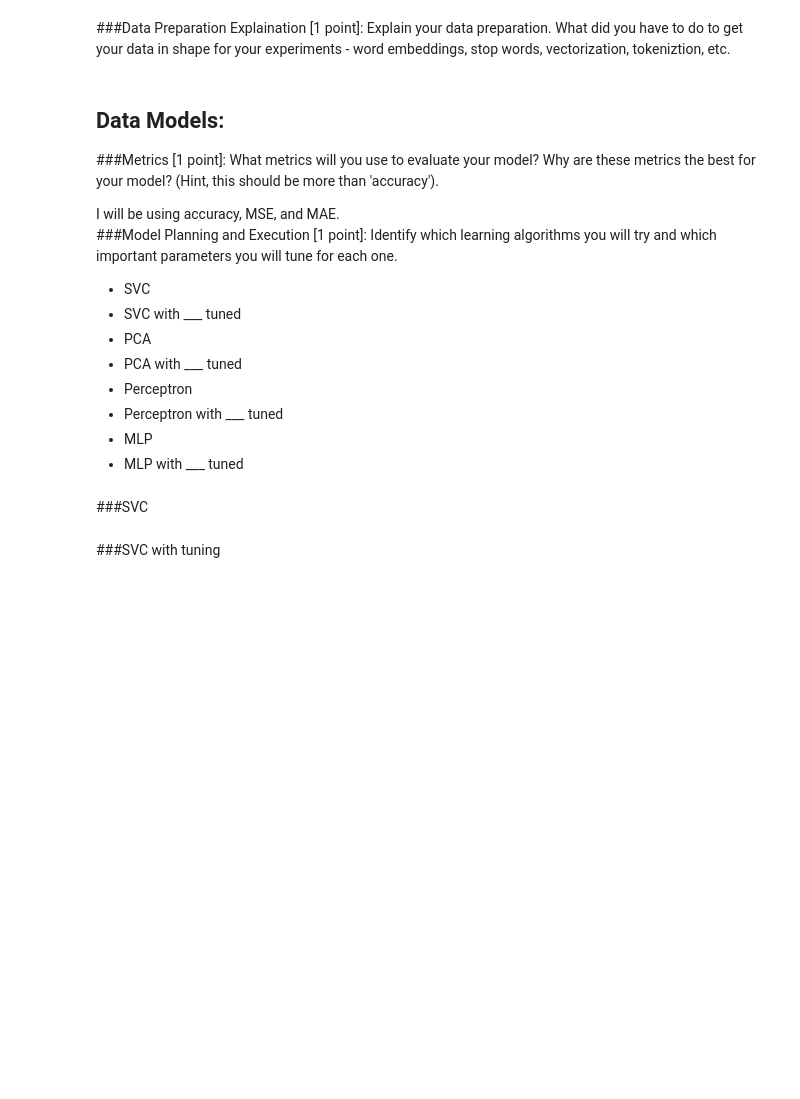
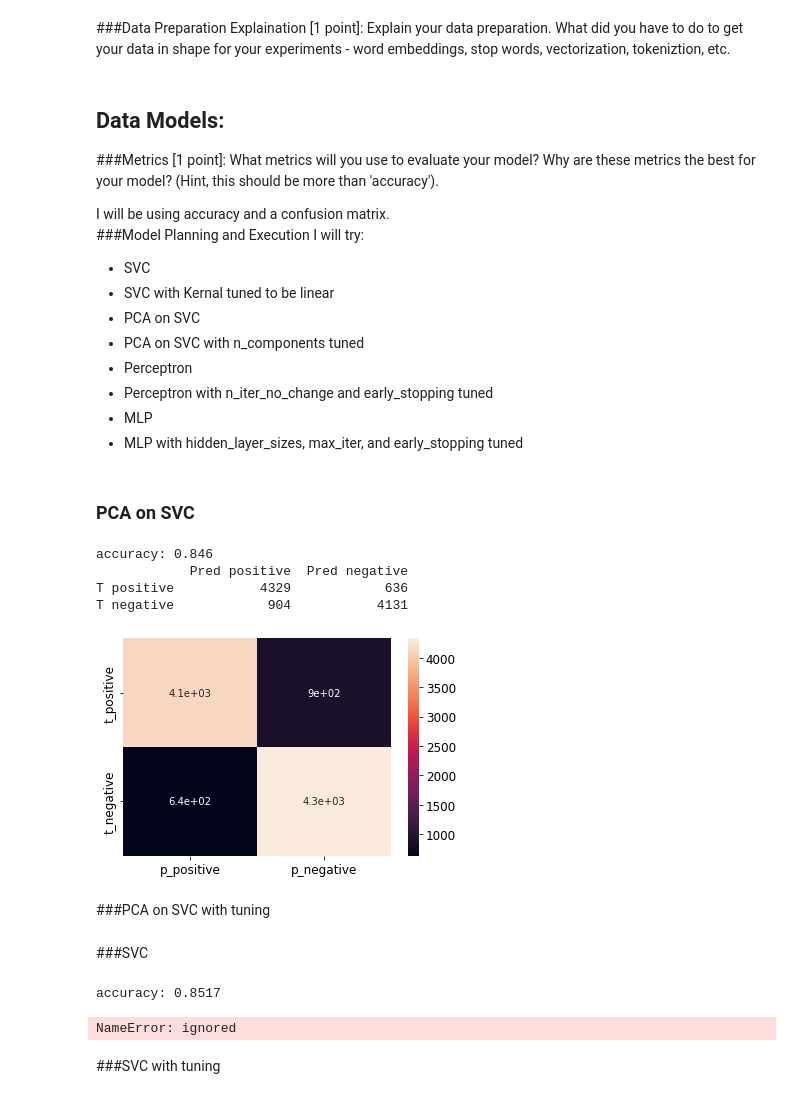
Before and after one commit to sbecker17/public_work, a Jupyter notebook: Project_2_NLP.ipynb, the cells around one changed output. Cells and saved outputs as stored; diff of their text form; code cells hidden in the pictures; blank space fills up the shorter version.

```diff
--- a/Project_2_NLP.ipynb
+++ b/Project_2_NLP.ipynb
@@ -176,15 +193,50 @@ def print_confusion_matrix(test_sln, preds, pretty):
 ###Metrics
 [1 point]: What metrics will you use to evaluate your model? Why are these metrics the best for your model? (Hint, this should be more than 'accuracy').
 
-I will be using accuracy, MSE, and MAE.<br>
+I will be using accuracy and a confusion matrix. <br>
 ###Model Planning and Execution
-[1 point]: Identify which learning algorithms you will try and which important parameters you will tune for each one.
+I will try:
 
 *    SVC
-*    SVC with ___ tuned
-*    PCA
-*    PCA with ___ tuned
+*    SVC with Kernal tuned to be linear
+*    PCA on SVC
+*    PCA on SVC with n_components tuned
 *    Perceptron
-*    Perceptron with ___ tuned
+*    Perceptron with n_iter_no_change and early_stopping tuned
 *    MLP
-*    MLP with ___ tuned
+*    MLP with hidden_layer_sizes, max_iter, and early_stopping tuned
+# %% [markdown]
+### PCA on SVC
+# %%
+from sklearn.neural_network import MLPClassifier
+from sklearn import metrics
+from sklearn.metrics import confusion_matrix
+from sklearn.decomposition import PCA
+
+extractor = PCA(n_components=500, whiten=True)
+extractor.fit(train_data_vectors)
+
+#print('this is the variance/importance of each component')
+#print(extractor.explained_variance_ratio_)
+
+train_transformed = extractor.transform(train_data_vectors)
+test_transformed = extractor.transform(test_data_vectors)
+
+svc_transformed = SVC()
+svc_transformed.fit(train_transformed,train_sln)
+predictions = svc_transformed.predict(test_transformed)
+
+print_confusion_matrix(test_sln, predictions, True)
+
+print("accuracy:", metrics.accuracy_score(test_sln, predictions))
+vals = data['sentiment'].unique() ## possible classification values
+conf_mat = metrics.confusion_matrix(test_sln, predictions, labels=vals)
+print(pandas.DataFrame(conf_mat, index = "T " + vals, columns = "Pred " + vals))
+# %% [output]
+accuracy: 0.846
+            Pred positive  Pred negative
+T positive           4329            636
+T negative            904           4131
+[figure, added]
+# %% [markdown]
+###PCA on SVC with tuning
@@ -204,7 +281,10 @@ predictions = clf.predict(test_data_vectors)
 print("accuracy:", metrics.accuracy_score(test_sln, predictions))
 vals = data["sentiment"].unique() ## possible classification values
 conf_mat = metrics.confusion_matrix(test_sln, predictions, labels=vals)
-print(pd.DataFrame(conf_mat, index = "T " + vals, columns = "Pred " + vals))
+print(pandas.DataFrame(conf_mat, index = "T " + vals, columns = "Pred " + vals))
 #can do kernal trick to increase dimentionality of data
+# %% [output]
+accuracy: 0.8517
+NameError: ignored
 # %% [markdown]
 ###SVC with tuning
```
Also changed, not shown: parts of 17 cells of this notebook.
